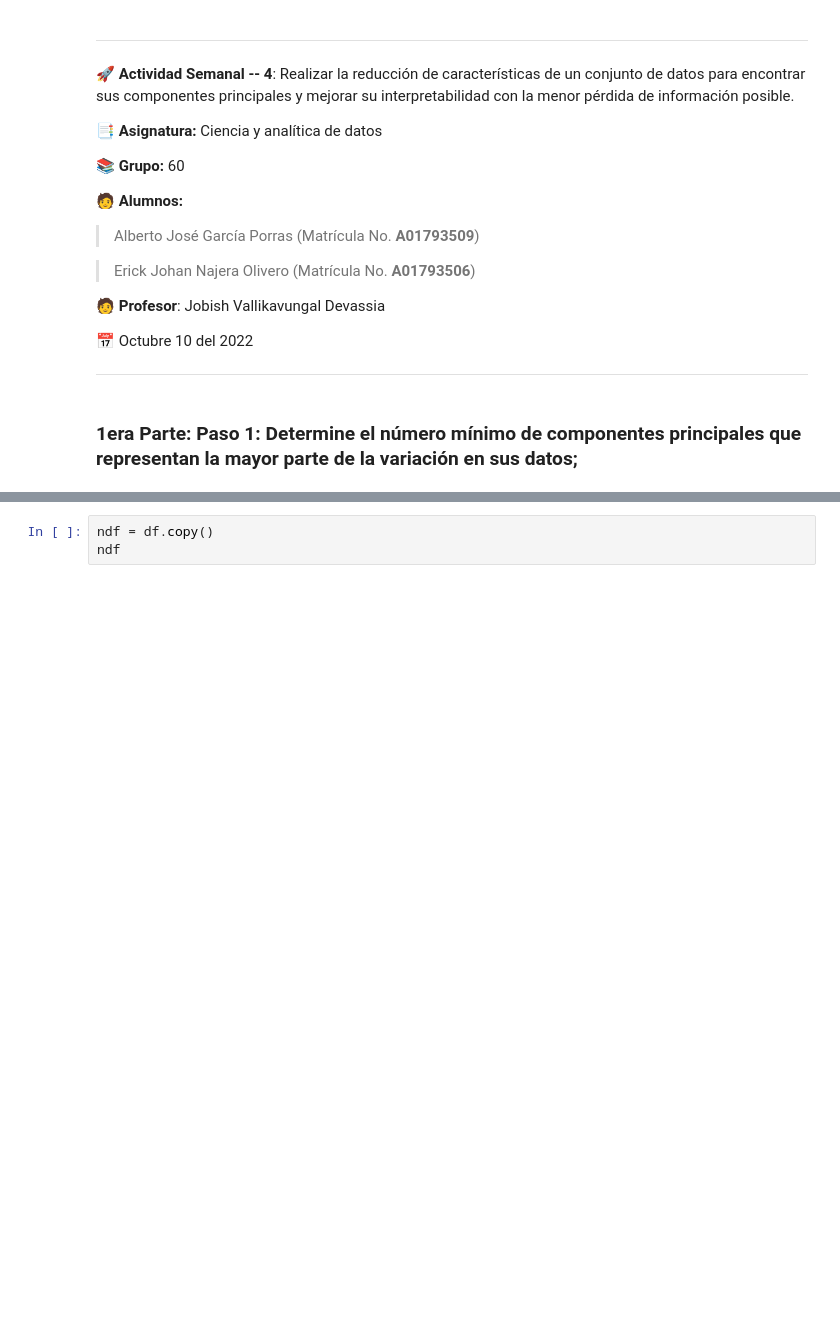
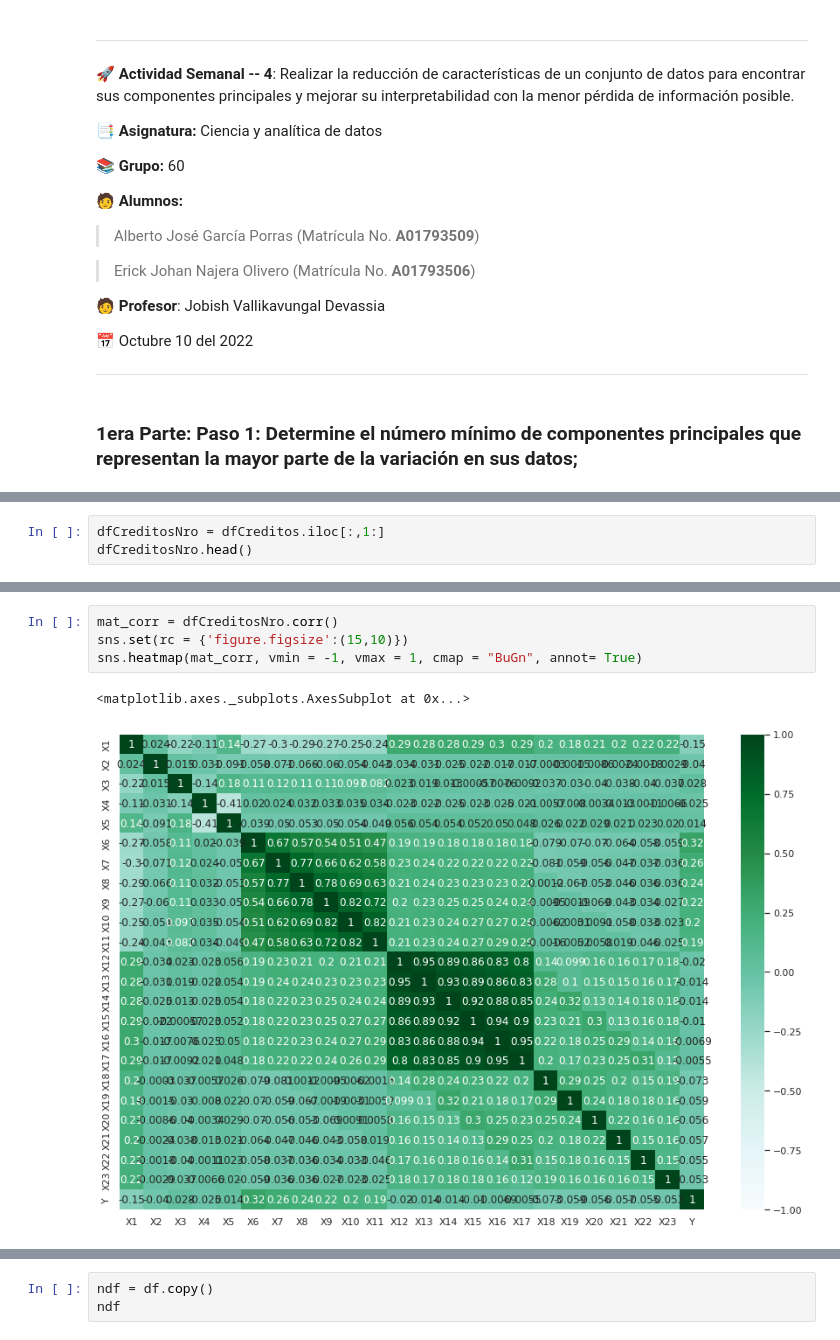
Before and after one commit to PosgradoMNA/actividades-del-projecto-equipo-60, a Jupyter notebook: Actividad Semanal -- 4.ipynb, the cells around one changed output, grey strips where cells are left out. Drawn from its saved outputs; the diff is of its cells as text; blank space fills up the shorter version.

```diff
--- a/Actividad Semanal -- 4.ipynb
+++ b/Actividad Semanal -- 4.ipynb
@@ -179,0 +92,3 @@ dtype: bool
+# %%
+dfCreditosNro = dfCreditos.iloc[:,1:]
+dfCreditosNro.head()
@@ -179,0 +136,7 @@ dtype: bool
+# %%
+mat_corr = dfCreditosNro.corr()
+sns.set(rc = {'figure.figsize':(15,10)})
+sns.heatmap(mat_corr, vmin = -1, vmax = 1, cmap = "BuGn", annot= True)
+# %% [output]
+<matplotlib.axes._subplots.AxesSubplot at 0x...>
+[figure, added]
```
Also changed, not shown: parts of 41 cells of this notebook.
